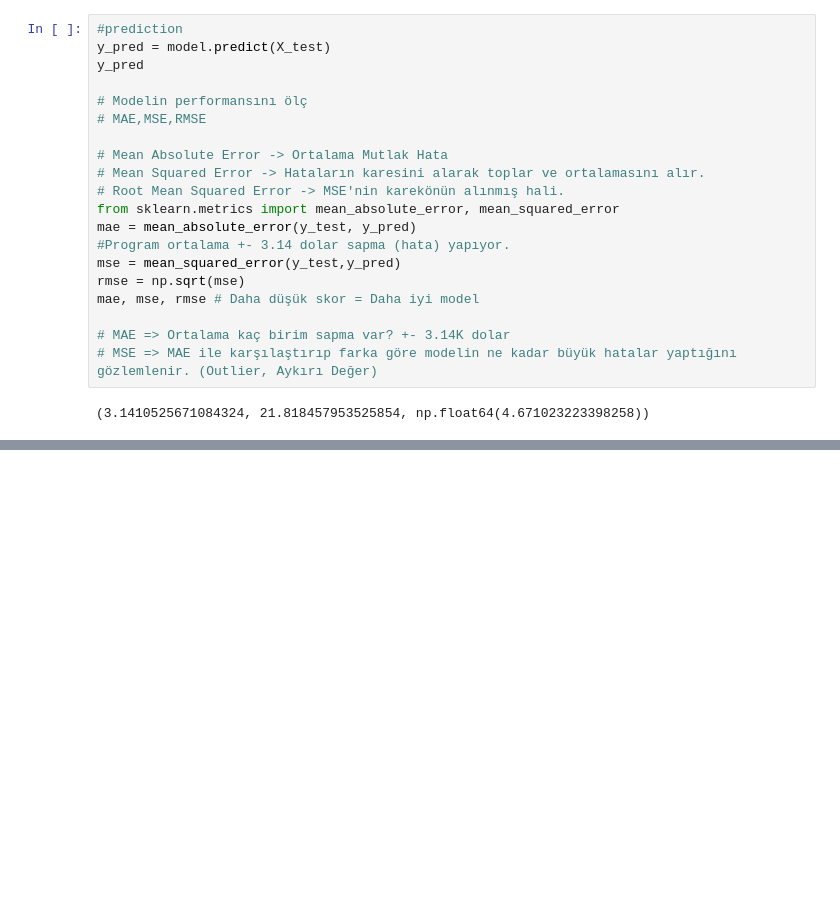
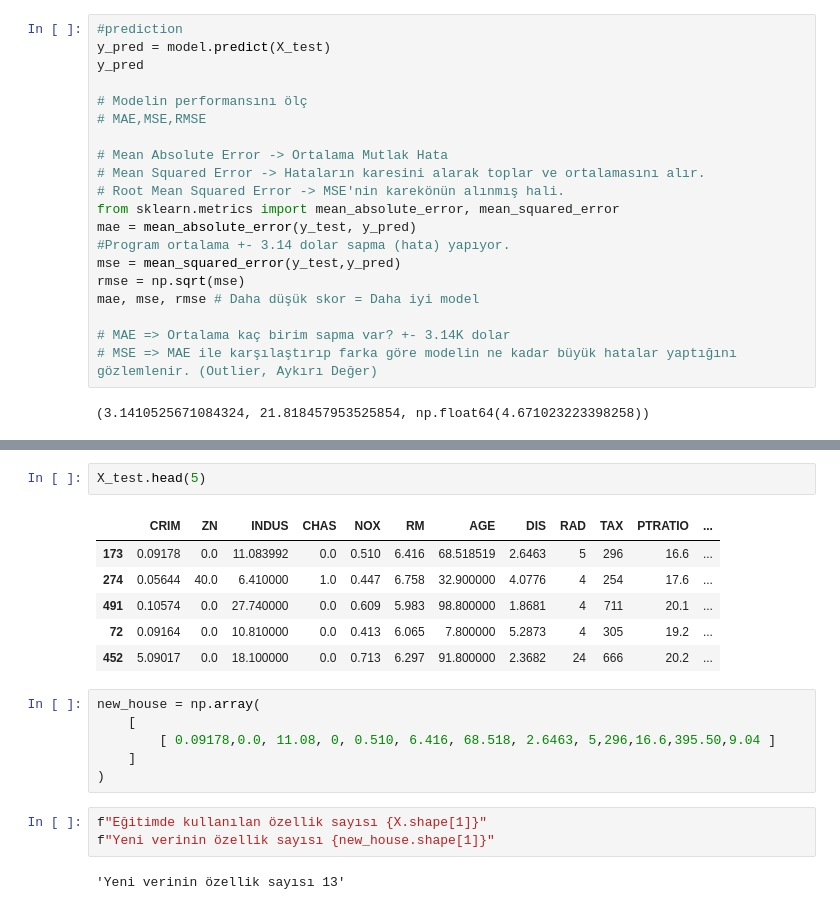
Before and after one commit to halitkalayci/gyk-ai, a Jupyter notebook: regression.ipynb, the cells around one changed output, grey strips where cells are left out. Cells and saved outputs as stored; diff of their text form; blank space fills up the shorter version.

```diff
--- a/regression.ipynb
+++ b/regression.ipynb
@@ -128,0 +164,20 @@ mae, mse, rmse # Daha düşük skor = Daha iyi model
+# %%
+X_test.head(5)
+# %% [output]
+|  | CRIM | ZN | INDUS | CHAS | NOX | RM | AGE | DIS | RAD | TAX | PTRATIO | ... |
+| 173 | 0.09178 | 0.0 | 11.083992 | 0.0 | 0.510 | 6.416 | 68.518519 | 2.6463 | 5 | 296 | 16.6 | ... |
+| 274 | 0.05644 | 40.0 | 6.410000 | 1.0 | 0.447 | 6.758 | 32.900000 | 4.0776 | 4 | 254 | 17.6 | ... |
+| 491 | 0.10574 | 0.0 | 27.740000 | 0.0 | 0.609 | 5.983 | 98.800000 | 1.8681 | 4 | 711 | 20.1 | ... |
+| 72 | 0.09164 | 0.0 | 10.810000 | 0.0 | 0.413 | 6.065 | 7.800000 | 5.2873 | 4 | 305 | 19.2 | ... |
+| 452 | 5.09017 | 0.0 | 18.100000 | 0.0 | 0.713 | 6.297 | 91.800000 | 2.3682 | 24 | 666 | 20.2 | ... |
+# %%
+new_house = np.array(
+    [
+        [ 0.09178,0.0, 11.08, 0, 0.510, 6.416, 68.518, 2.6463, 5,296,16.6,395.50,9.04 ]
+    ]
+)
+# %%
+f"Eğitimde kullanılan özellik sayısı {X.shape[1]}"
+f"Yeni verinin özellik sayısı {new_house.shape[1]}"
+# %% [output]
+'Yeni verinin özellik sayısı 13'
```
Also changed, not shown: parts of 4 cells of this notebook.
